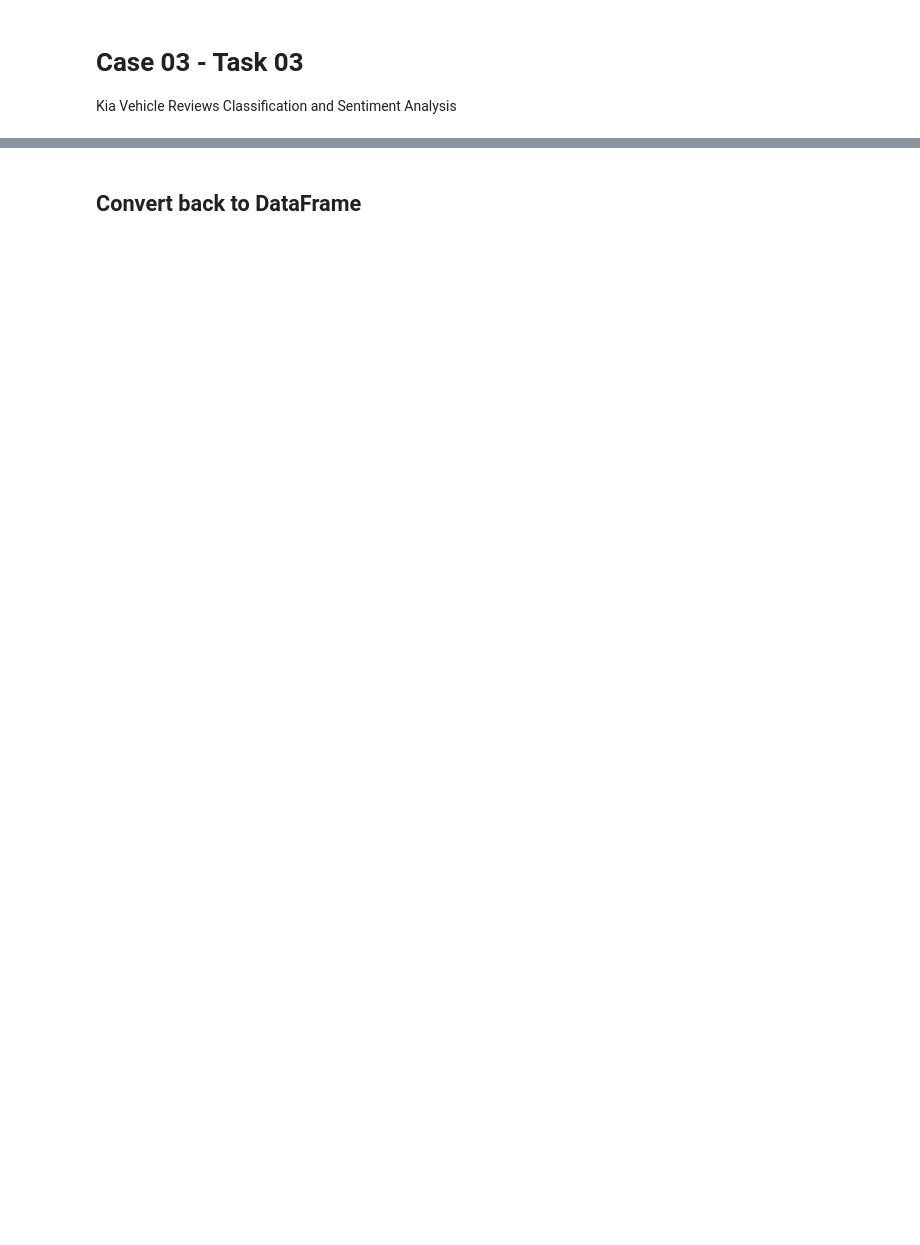
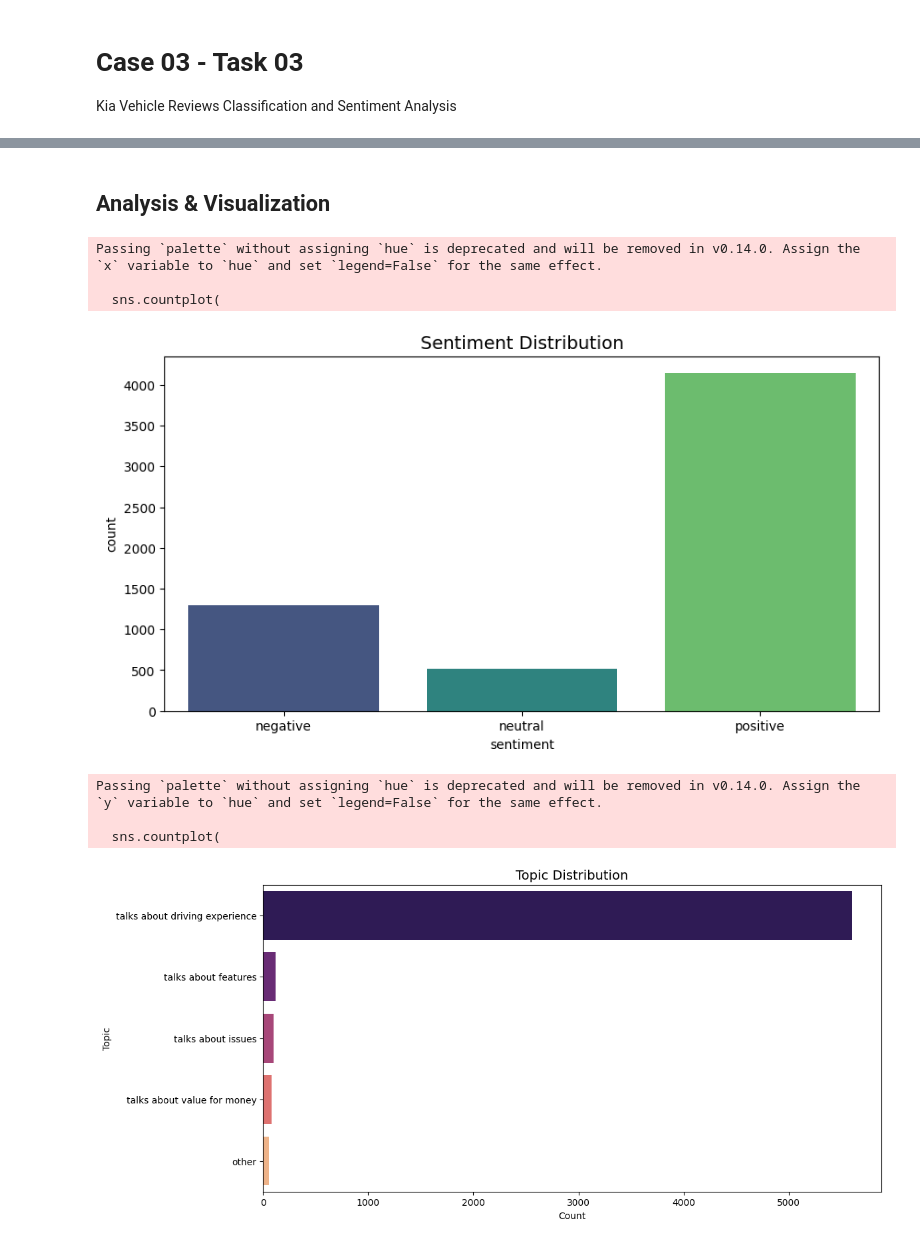
Before and after one commit to lakpriyaguru/uniconnect, a Jupyter notebook: task3.ipynb, the cells around one changed output, grey strips where cells are left out. Saved outputs shown, nothing was run; the diff lists cells and outputs as text; code cells hidden in the pictures; blank space fills up the shorter version.

```diff
--- a/task3.ipynb
+++ b/task3.ipynb
@@ -79,6 +238,49 @@ dataset = dataset.map(predict_sentiment, batched=True, batch_size=16)
 # %% [markdown]
-## Convert back to DataFrame
+## Analysis & Visualization
 # %%
-# Convert back to DataFrame
+# Convert to DataFrame
 df_final = dataset.to_pandas()
-df_final.head()
+
+# Sentiment distribution
+plt.figure(figsize=(10, 5))
+sns.countplot(
+    x="sentiment",
+    data=df_final,
+    order=["negative", "neutral", "positive"],
+    palette="viridis"
+)
+plt.title("Sentiment Distribution", fontsize=14)
+plt.show()
+
+# Topic distribution
+plt.figure(figsize=(12, 6))
+sns.countplot(
+    y="talks_about",
+    data=df_final,
+    order=df_final["talks_about"].value_counts().index,
+    palette="magma"
+)
+plt.title("Topic Distribution", fontsize=14)
+plt.xlabel("Count")
+plt.ylabel("Topic")
+plt.show()
+
+# Cross-analysis
+plt.figure(figsize=(12, 6))
+sns.heatmap(
+    pd.crosstab(df_final['sentiment'], df_final['talks_about']),
+    annot=True,
+    fmt="d",
+    cmap="YlGnBu"
+)
+plt.title("Sentiment vs Topic Correlation", fontsize=14)
+plt.show()
+# %% [output]
+Passing `palette` without assigning `hue` is deprecated and will be removed in v0.14.0. Assign the `x` variable to `hue` and set `legend=False` for the same effect.
+
+  sns.countplot(
+[figure, added]
+Passing `palette` without assigning `hue` is deprecated and will be removed in v0.14.0. Assign the `y` variable to `hue` and set `legend=False` for the same effect.
+
+  sns.countplot(
+[figure, added]
```
Also changed, not shown: parts of 18 cells of this notebook.
